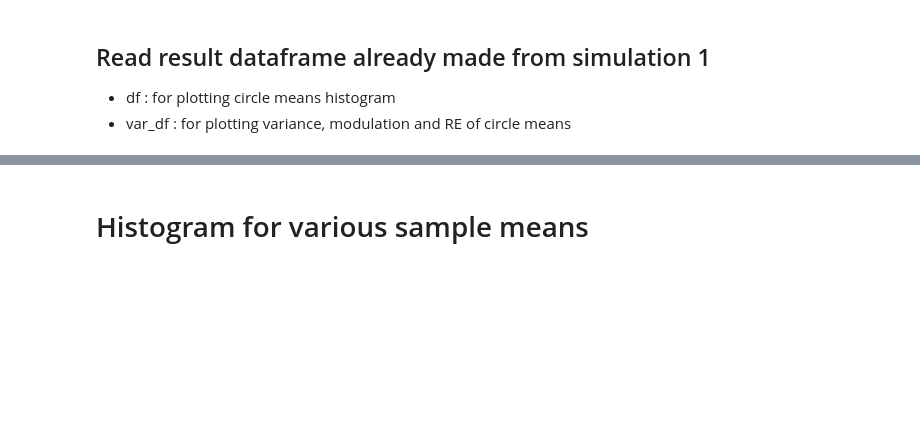
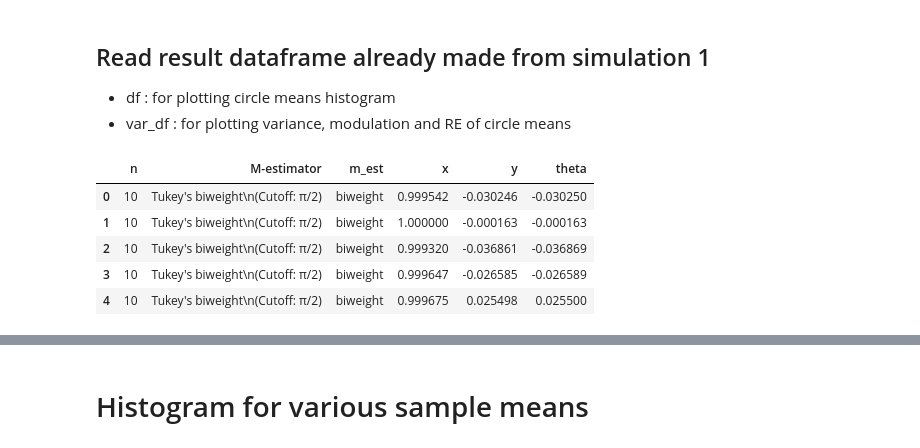
Before and after one commit to jihyunnryu/on_robust_m_estimations_on_riemannian_manifolds, a Jupyter notebook: 3.smeary_circle/smeary_circle.ipynb, the cells around one changed output, grey strips where cells are left out. Saved outputs shown, nothing was run; the diff lists cells and outputs as text; code cells hidden in the pictures; blank space fills up the shorter version.

```diff
--- a/3.smeary_circle/smeary_circle.ipynb
+++ b/3.smeary_circle/smeary_circle.ipynb
@@ -354,3 +354,12 @@ var_df.to_csv('result_smeary_circle_varofmeans_simul_1.csv',index=False)
 # %%
 df = pd.read_csv('result_smeary_circle_means_simul_1.csv')
 var_df = pd.read_csv('result_smeary_circle_varofmeans_simul_1.csv')
+# %%
+df.head()
+# %% [output]
+|  | n | M-estimator | m_est | x | y | theta |
+| 0 | 10 | Tukey's biweight\n(Cutoff: π/2) | biweight | 0.999542 | -0.030246 | -0.030250 |
+| 1 | 10 | Tukey's biweight\n(Cutoff: π/2) | biweight | 1.000000 | -0.000163 | -0.000163 |
+| 2 | 10 | Tukey's biweight\n(Cutoff: π/2) | biweight | 0.999320 | -0.036861 | -0.036869 |
+| 3 | 10 | Tukey's biweight\n(Cutoff: π/2) | biweight | 0.999647 | -0.026585 | -0.026589 |
+| 4 | 10 | Tukey's biweight\n(Cutoff: π/2) | biweight | 0.999675 | 0.025498 | 0.025500 |
```
Also changed, not shown: parts of 1 cell of this notebook, 5 other files.
